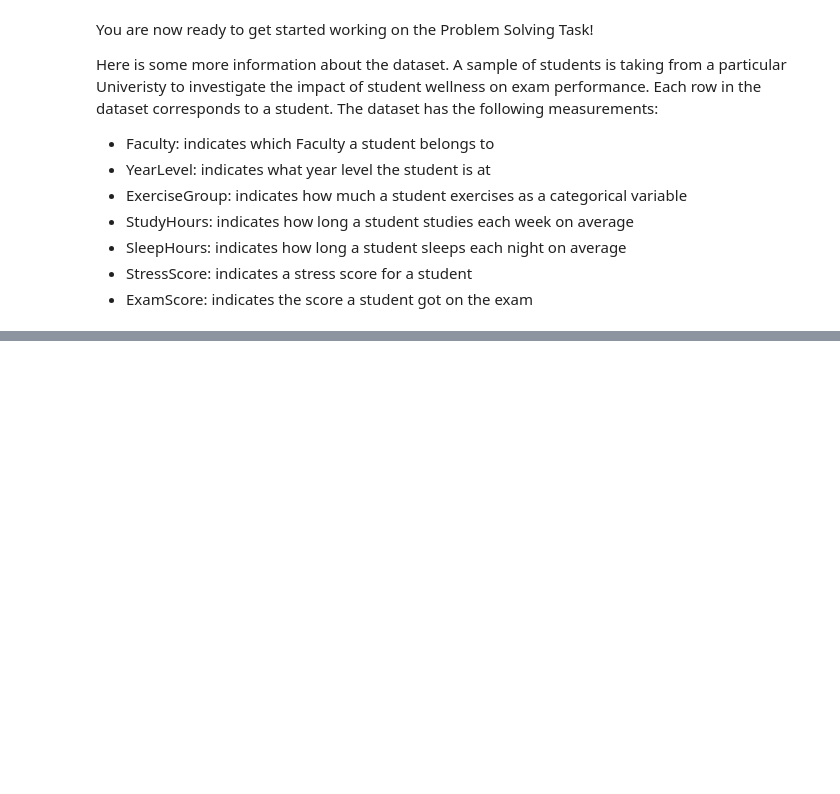
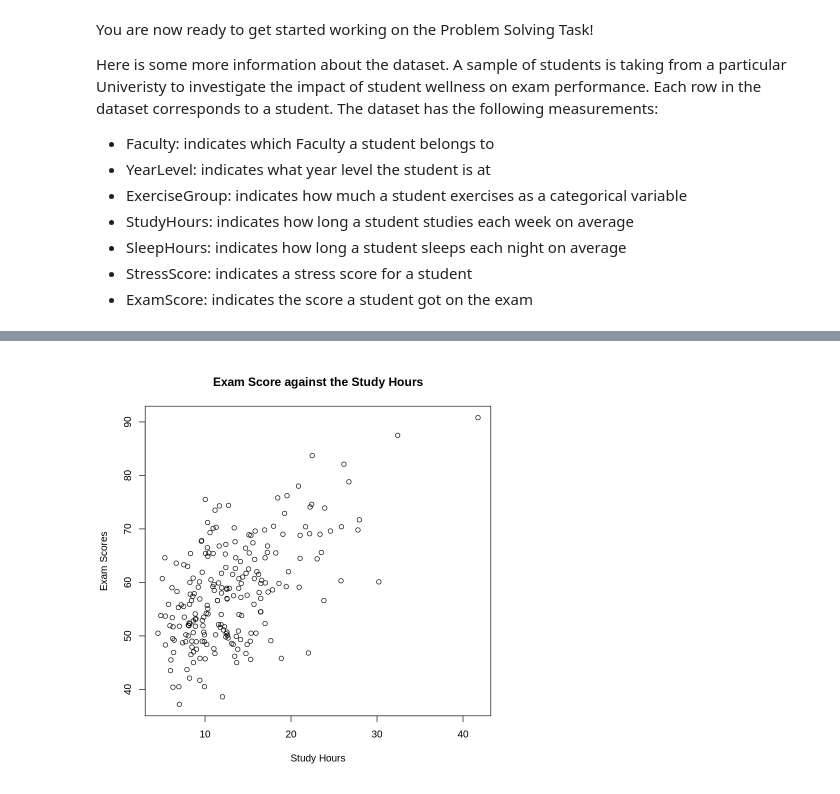
Before and after one commit to isaacleejm/MXB107, a Jupyter notebook: notebooks/psts/PST1_Starter.ipynb, the cells around one changed output, grey strips where cells are left out. Saved outputs shown, nothing was run; the diff lists cells and outputs as text; code cells hidden in the pictures; blank space fills up the shorter version.

```diff
--- a/notebooks/psts/PST1_Starter.ipynb
+++ b/notebooks/psts/PST1_Starter.ipynb
@@ -118,0 +139,8 @@ Here is some more information about the dataset.  A sample of students is taking
+# %%
+plot(data$StudyHours, data$ExamScore,
+     main = "Exam Score against the Study Hours",
+     xlab = "Study Hours",
+     ylab = "Exam Scores"
+     )
+# %% [output]
+[figure, added]
```
Also changed, not shown: parts of 2 cells of this notebook.
